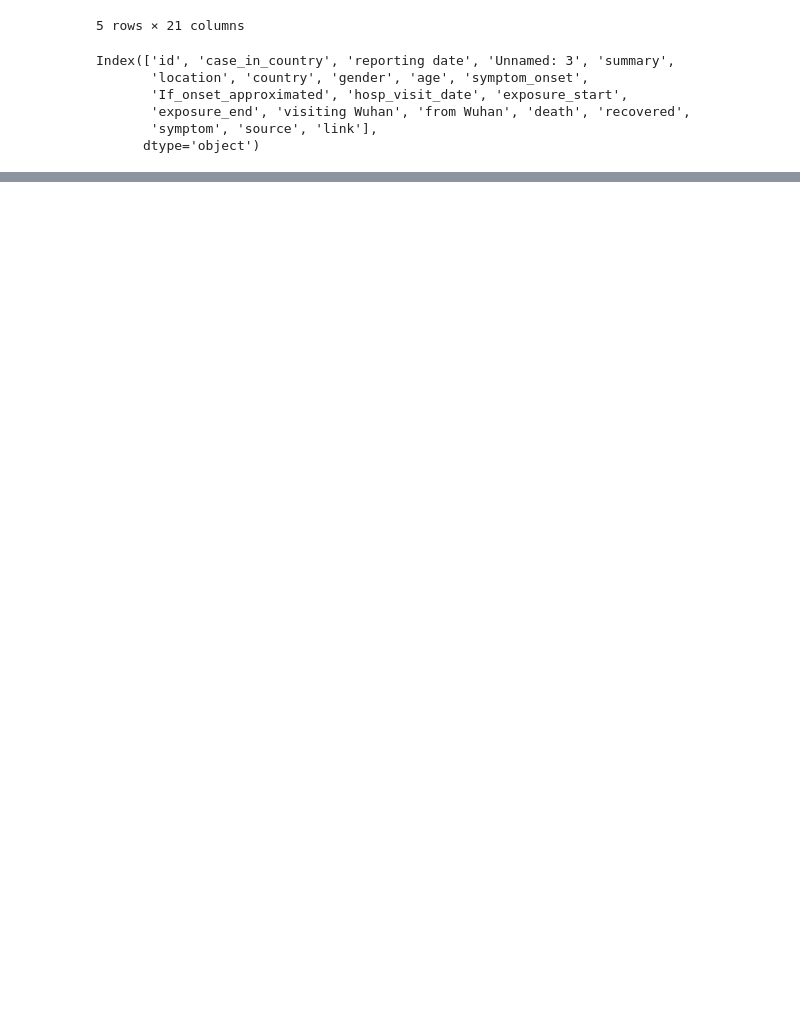
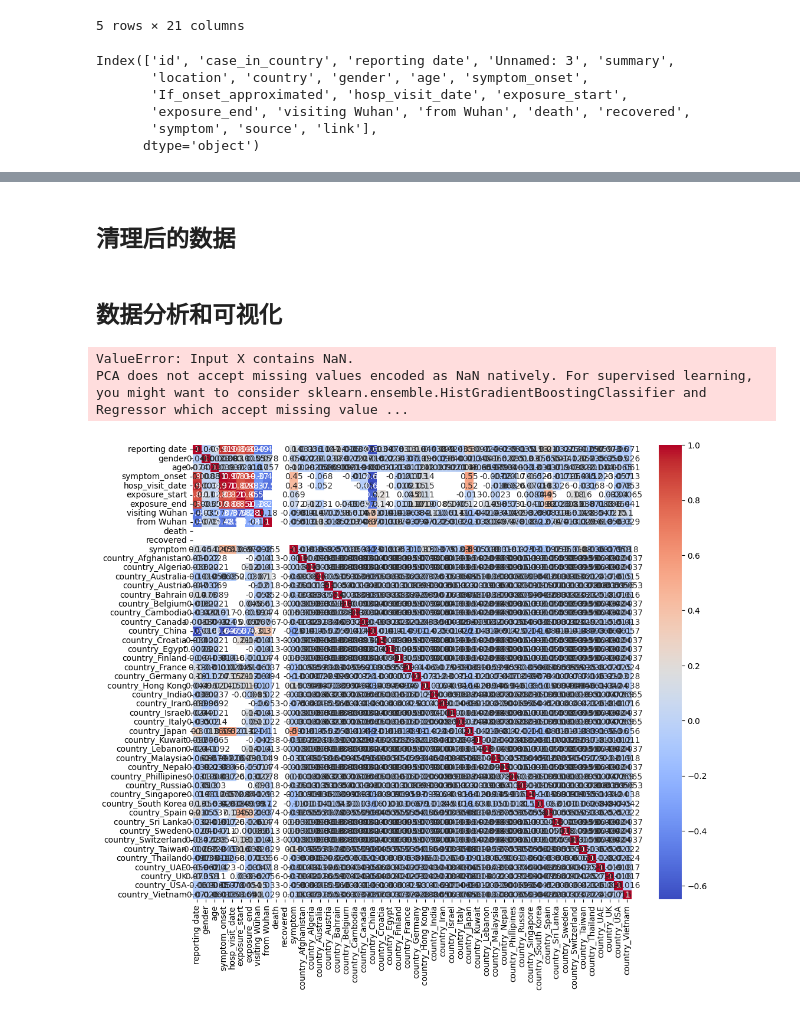
Before and after one commit to KaiyuanGONG/COVID-19-AI-Analysis, a Jupyter notebook: covid19.ipynb, the cells around one changed output, grey strips where cells are left out. Cells and saved outputs as stored; diff of their text form; code cells hidden in the pictures; blank space fills up the shorter version.

```diff
--- a/covid19.ipynb
+++ b/covid19.ipynb
@@ -1,9 +3,9 @@
 # %%
 import pandas as pd
 
-data = pd.read_csv("COVID19_line_list_data.csv")
+data_org = pd.read_csv("COVID19_line_list_data.csv")
 
-data.head()
+data_org.head()
 # %% [output]
 |  | id | case_in_country | reporting date | Unnamed: 3 | summary | location | country | gender | age | ... |
 | 0 | 1 | NaN | 1/20/2020 | NaN | First confirmed imported COVID-19... | Shenzhen, Guangdong | China | male | 66.0 | ... |
@@ -24,0 +126,8 @@ Index(['id', 'case_in_country', 'reporting date', 'Unnamed: 3', 'summary',
+# %%
+# 后续其他处理
+dataset['from Wuhan'] = dataset['from Wuhan'].astype(int)
+dataset['age'] = dataset['age'].astype(int)
+# 将male转换为0,female转换为1
+dataset['gender'] = dataset['gender'].replace({'male': 0, 'female': 1})
+
+dataset.info()
@@ -24,0 +152,41 @@ Index(['id', 'case_in_country', 'reporting date', 'Unnamed: 3', 'summary',
+# %% [markdown]
+## 清理后的数据
+# %%
+# locatioin种类过多，无法进行编码，对可视化有影响
+data = dataset.drop(['location'], axis=1)
+# %% [markdown]
+## 数据分析和可视化
+# %%
+import matplotlib.pyplot as plt
+import seaborn as sns
+from sklearn.preprocessing import StandardScaler, OneHotEncoder
+from sklearn.decomposition import PCA
+
+# 对country字段进行独热编码
+data = pd.get_dummies(data, columns=['country'])
+
+# 计算所有变量的相关性
+correlation = data.corr()
+
+# 创建一个热图来可视化这些相关性
+plt.figure(figsize=(12,10))
+sns.heatmap(correlation, annot=True, cmap='coolwarm')
+
+# 对数据进行标准化（去均值，单位方差）
+scaler = StandardScaler()
+data_scaled = scaler.fit_transform(data)
+
+# 执行PCA
+pca = PCA()
+data_pca = pca.fit_transform(data_scaled)
+
+# 创建一个折线图来显示每个主成分解释的方差
+plt.figure(figsize=(10,7))
+plt.plot(range(1, len(data.columns) + 1), np.cumsum(pca.explained_variance_ratio_))
+plt.title('Explained Variance by Components')
+plt.xlabel('Number of Components')
+plt.ylabel('Cumulative Explained Variance')
+# %% [output]
+ValueError: Input X contains NaN.
+PCA does not accept missing values encoded as NaN natively. For supervised learning, you might want to consider sklearn.ensemble.HistGradientBoostingClassifier and Regressor which accept missing value ...
+[figure, added]
```
Also changed, not shown: parts of 8 cells of this notebook, 1 other file.
